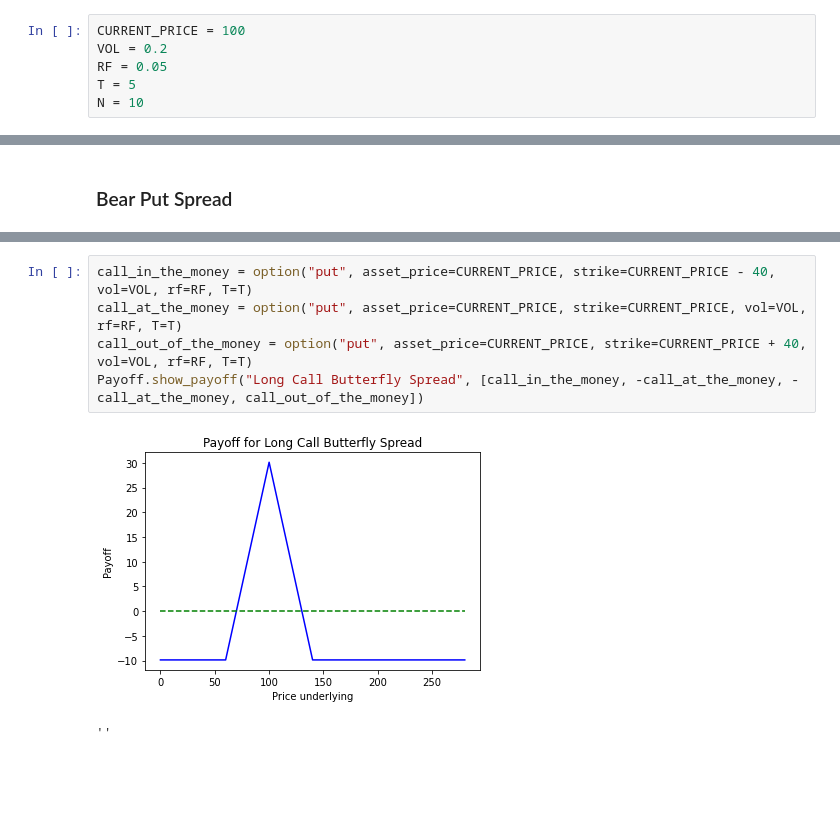
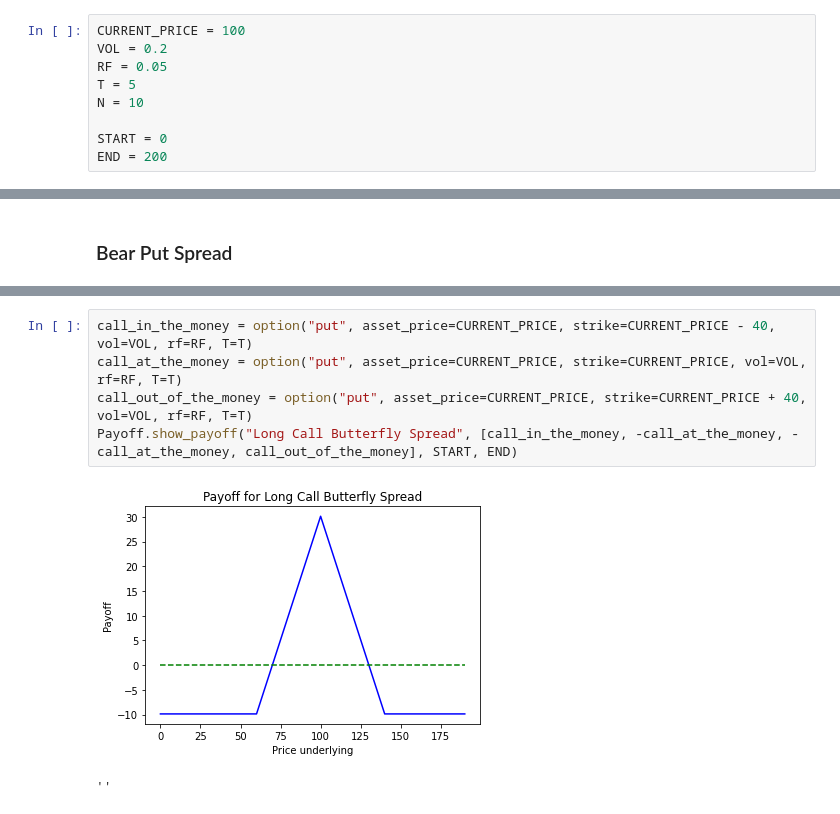
Before and after one commit to PontusHovb/Option-Pricing, a Jupyter notebook: TradingStrategies.ipynb, the cells around one changed output, grey strips where cells are left out. Cells and saved outputs as stored; diff of their text form; blank space fills up the shorter version.

```diff
--- a/TradingStrategies.ipynb
+++ b/TradingStrategies.ipynb
@@ -29,6 +29,9 @@ VOL = 0.2
 RF = 0.05
 T = 5
 N = 10
+
+START = 0
+END = 200
 # %% [markdown]
 ### Long Straddle
 # %%
@@ -60,8 +63,8 @@ Payoff.show_payoff("Bear Put Spread", [put_higher_strike, -put_lower_strike])
 # %%
 call_in_the_money = option("put", asset_price=CURRENT_PRICE, strike=CURRENT_PRICE - 40, vol=VOL, rf=RF, T=T)
 call_at_the_money = option("put", asset_price=CURRENT_PRICE, strike=CURRENT_PRICE, vol=VOL, rf=RF, T=T)
 call_out_of_the_money = option("put", asset_price=CURRENT_PRICE, strike=CURRENT_PRICE + 40, vol=VOL, rf=RF, T=T)
-Payoff.show_payoff("Long Call Butterfly Spread", [call_in_the_money, -call_at_the_money, -call_at_the_money, call_out_of_the_money])
+Payoff.show_payoff("Long Call Butterfly Spread", [call_in_the_money, -call_at_the_money, -call_at_the_money, call_out_of_the_money], START, END)
 # %% [output]
-[figure, old version]
+[figure, new version]
 ''
```
Also changed, not shown: parts of 3 cells of this notebook, 1 other file.
